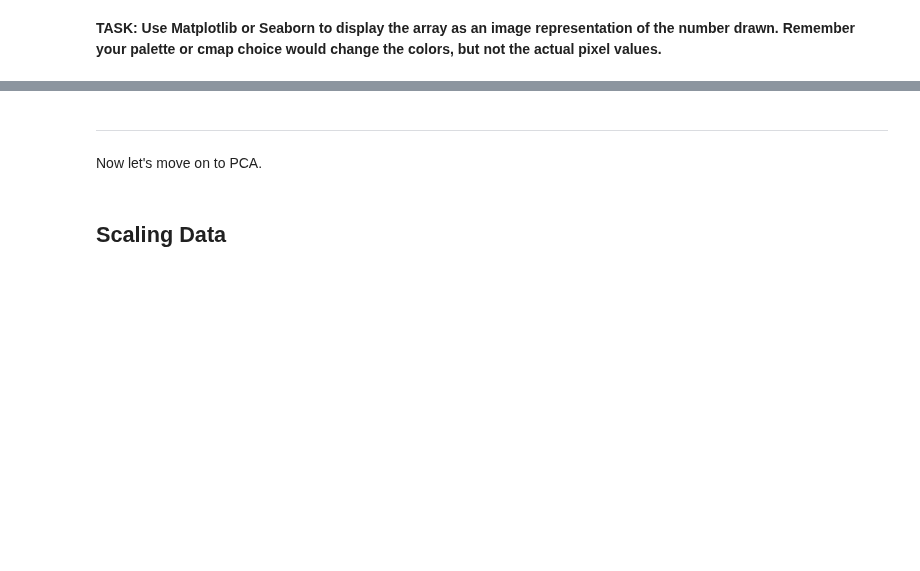
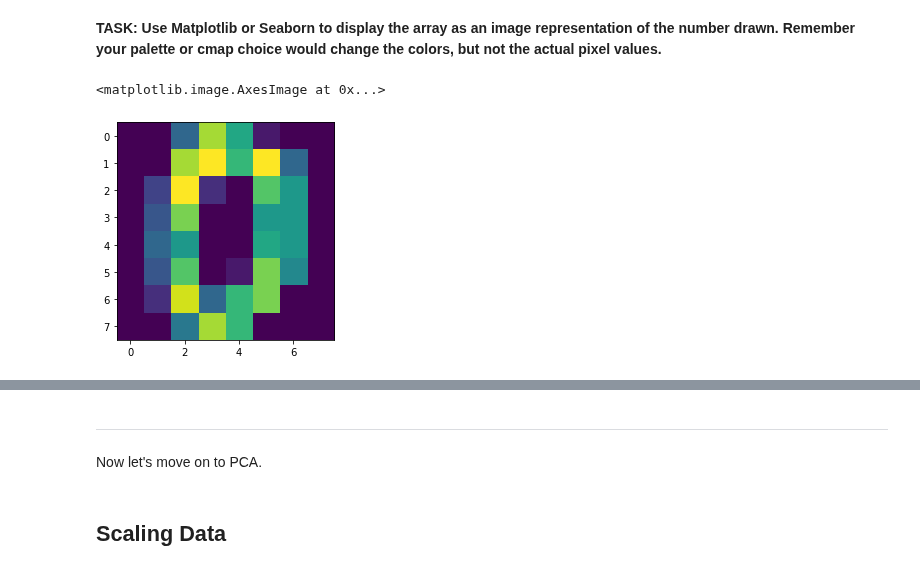
Before and after one commit to Denisse-AB/machine-learning, a Jupyter notebook: PCA-Exercise-Project.ipynb, the cells around one changed output, grey strips where cells are left out. Cells and saved outputs as stored; diff of their text form; code cells hidden in the pictures; blank space fills up the shorter version.

```diff
--- a/PCA-Exercise-Project.ipynb
+++ b/PCA-Exercise-Project.ipynb
@@ -53,6 +67,6 @@ digits
 # %% [markdown]
 **TASK: Create a new DataFrame called *pixels* that consists only of the pixel feature values by dropping the number_label column.**
 # %%
-pixels = pd.DataFrame(data=digits.drop(['number_label'], axis=1))
+pixels = digits.drop('number_label',axis=1)
 # %%
 pixels
@@ -65,4 +106,4 @@ digits.iloc[0]
 # %% [markdown]
 **TASK: Convert this single row Series into a numpy array.**
 # %%
-new_array = digits.iloc[0].to_numpy()
+new_array = pixels.iloc[0].to_numpy()
@@ -72,0 +124,2 @@ new_array.reshape((7,8))
+# %%
+img_array = new_array.reshape((8,8))
@@ -76,0 +139,6 @@ new_array.reshape((7,8))
+# %%
+# Use k-means color quantization
+plt.imshow(img_array)
+# %% [output]
+<matplotlib.image.AxesImage at 0x...>
+[figure, added]
```
Also changed, not shown: parts of 31 cells of this notebook.
